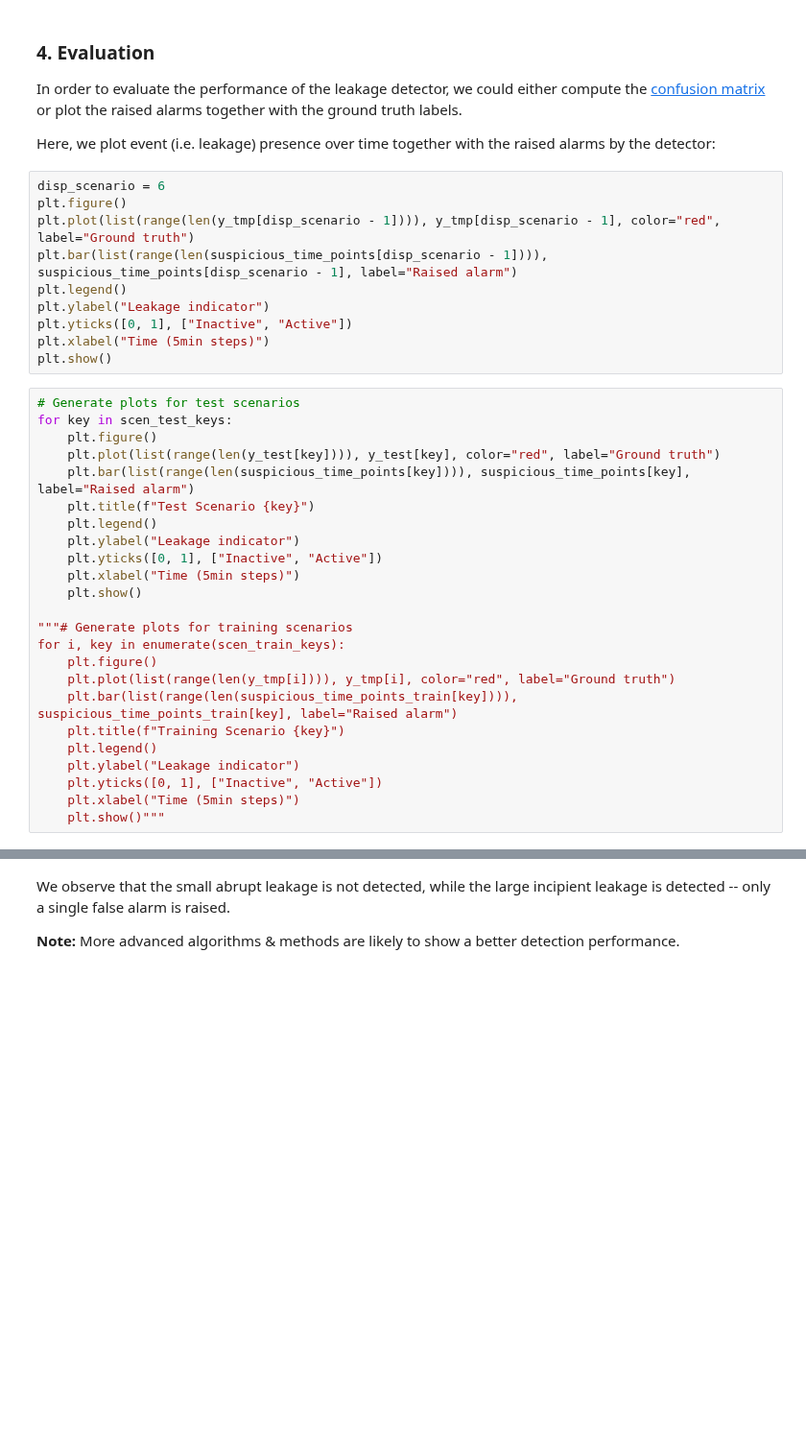
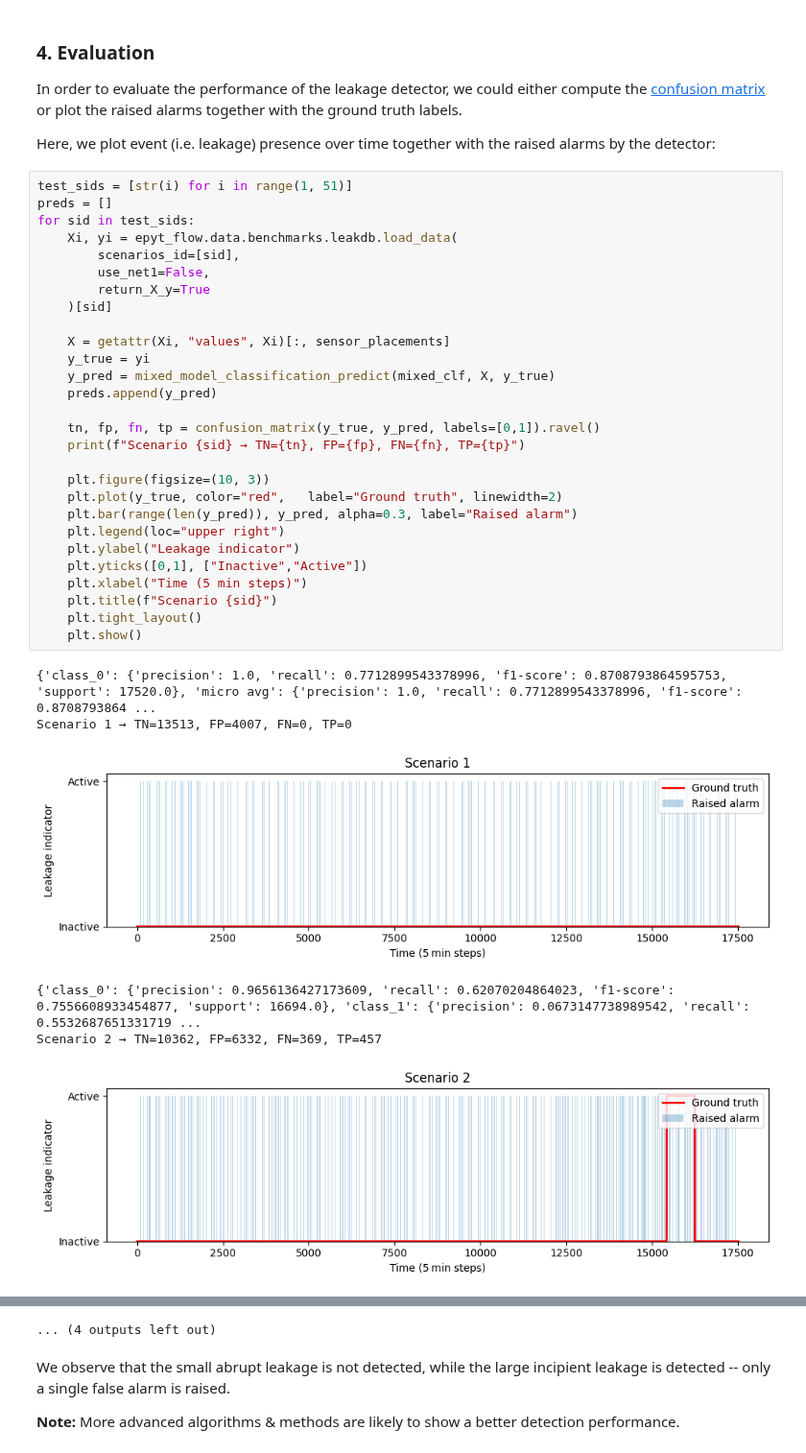
Before and after one commit to ChonsShadow/leak_localisation, a Jupyter notebook: epytflow_leakagedetection.ipynb, the cells around one changed output, grey strips where cells are left out. Shown at 96% size. Cells and saved outputs as stored; diff of their text form; blank space fills up the shorter version.

```diff
--- a/epytflow_leakagedetection.ipynb
+++ b/epytflow_leakagedetection.ipynb
@@ -322,37 +717,38 @@ suspicious_time_points = {key: mixed_model_classification_predict(mixed_clf, X_t
 In order to evaluate the performance of the leakage detector, we could either compute the [confusion matrix](https://en.wikipedia.org/wiki/Confusion_matrix) or plot the raised alarms together with the ground truth labels.
 
 Here, we plot event (i.e. leakage) presence over time together with the raised alarms by the detector:
-# %%
-disp_scenario = 6
-plt.figure()
-plt.plot(list(range(len(y_tmp[disp_scenario - 1]))), y_tmp[disp_scenario - 1], color="red", label="Ground truth")
-plt.bar(list(range(len(suspicious_time_points[disp_scenario - 1]))), suspicious_time_points[disp_scenario - 1], label="Raised alarm")
-plt.legend()
-plt.ylabel("Leakage indicator")
-plt.yticks([0, 1], ["Inactive", "Active"])
-plt.xlabel("Time (5min steps)")
-plt.show()
-# %%
-# Generate plots for test scenarios
-for key in scen_test_keys:
-    plt.figure()
-    plt.plot(list(range(len(y_test[key]))), y_test[key], color="red", label="Ground truth")
-    plt.bar(list(range(len(suspicious_time_points[key]))), suspicious_time_points[key], label="Raised alarm")
-    plt.title(f"Test Scenario {key}")
-    plt.legend()
-    plt.ylabel("Leakage indicator")
-    plt.yticks([0, 1], ["Inactive", "Active"])
-    plt.xlabel("Time (5min steps)")
-    plt.show()
-
-"""# Generate plots for training scenarios
-for i, key in enumerate(scen_train_keys):
-    plt.figure()
-    plt.plot(list(range(len(y_tmp[i]))), y_tmp[i], color="red", label="Ground truth")
-    plt.bar(list(range(len(suspicious_time_points_train[key]))), suspicious_time_points_train[key], label="Raised alarm")
-    plt.title(f"Training Scenario {key}")
-    plt.legend()
-    plt.ylabel("Leakage indicator")
-    plt.yticks([0, 1], ["Inactive", "Active"])
-    plt.xlabel("Time (5min steps)")
-    plt.show()"""
+# %%
+test_sids = [str(i) for i in range(1, 51)]
+preds = []
+for sid in test_sids:
+    Xi, yi = epyt_flow.data.benchmarks.leakdb.load_data(
+        scenarios_id=[sid],
+        use_net1=False,
+        return_X_y=True
+    )[sid]
+
+    X = getattr(Xi, "values", Xi)[:, sensor_placements]
+    y_true = yi
+    y_pred = mixed_model_classification_predict(mixed_clf, X, y_true)
+    preds.append(y_pred)
+
+    tn, fp, fn, tp = confusion_matrix(y_true, y_pred, labels=[0,1]).ravel()
+    print(f"Scenario {sid} → TN={tn}, FP={fp}, FN={fn}, TP={tp}")
+
+    plt.figure(figsize=(10, 3))
+    plt.plot(y_true, color="red",   label="Ground truth", linewidth=2)
+    plt.bar(range(len(y_pred)), y_pred, alpha=0.3, label="Raised alarm")
+    plt.legend(loc="upper right")
+    plt.ylabel("Leakage indicator")
+    plt.yticks([0,1], ["Inactive","Active"])
+    plt.xlabel("Time (5 min steps)")
+    plt.title(f"Scenario {sid}")
+    plt.tight_layout()
+    plt.show()
+# %% [output]
+{'class_0': {'precision': 1.0, 'recall': 0.7712899543378996, 'f1-score': 0.8708793864595753, 'support': 17520.0}, 'micro avg': {'precision': 1.0, 'recall': 0.7712899543378996, 'f1-score': 0.8708793864 ...
+Scenario 1 → TN=13513, FP=4007, FN=0, TP=0
+[figure, added]
+{'class_0': {'precision': 0.9656136427173609, 'recall': 0.62070204864023, 'f1-score': 0.7556608933454877, 'support': 16694.0}, 'class_1': {'precision': 0.0673147738989542, 'recall': 0.5532687651331719 ...
+Scenario 2 → TN=10362, FP=6332, FN=369, TP=457
+[figure, added]
@@ -359,3 +767,4 @@ for i, key in enumerate(scen_train_keys):
+... (4 outputs left out)
 # %% [markdown]
 We observe that the small abrupt leakage is not detected, while the large incipient leakage is detected -- only a single false alarm is raised.
 
```
Also changed, not shown: parts of 28 cells of this notebook.
